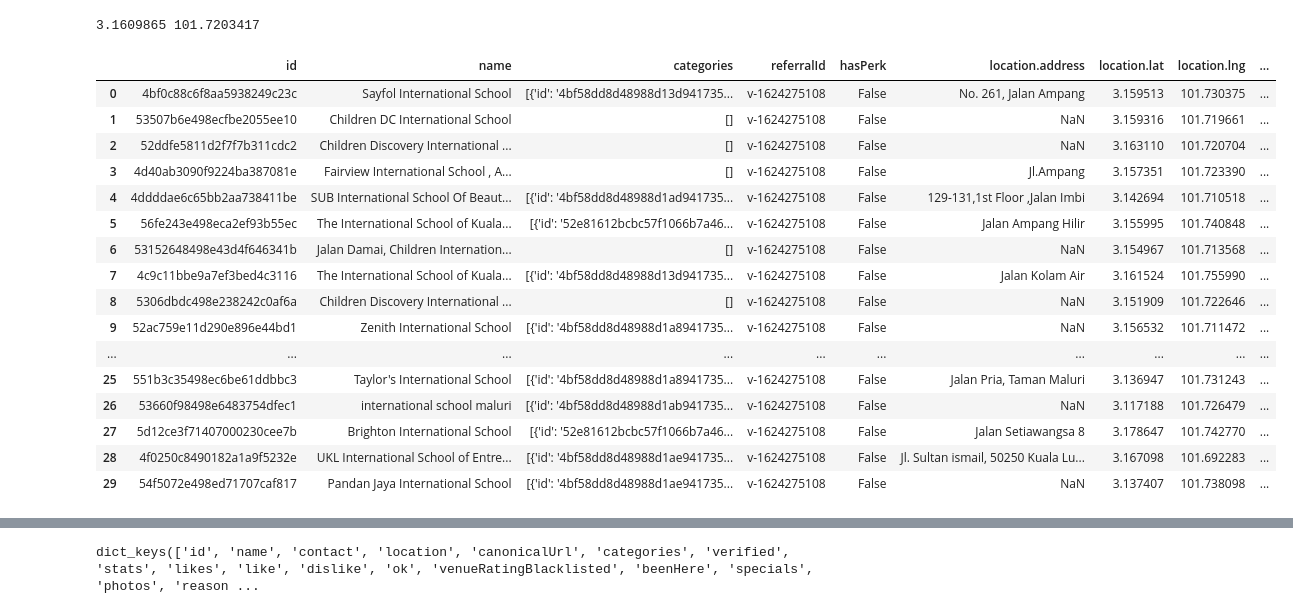
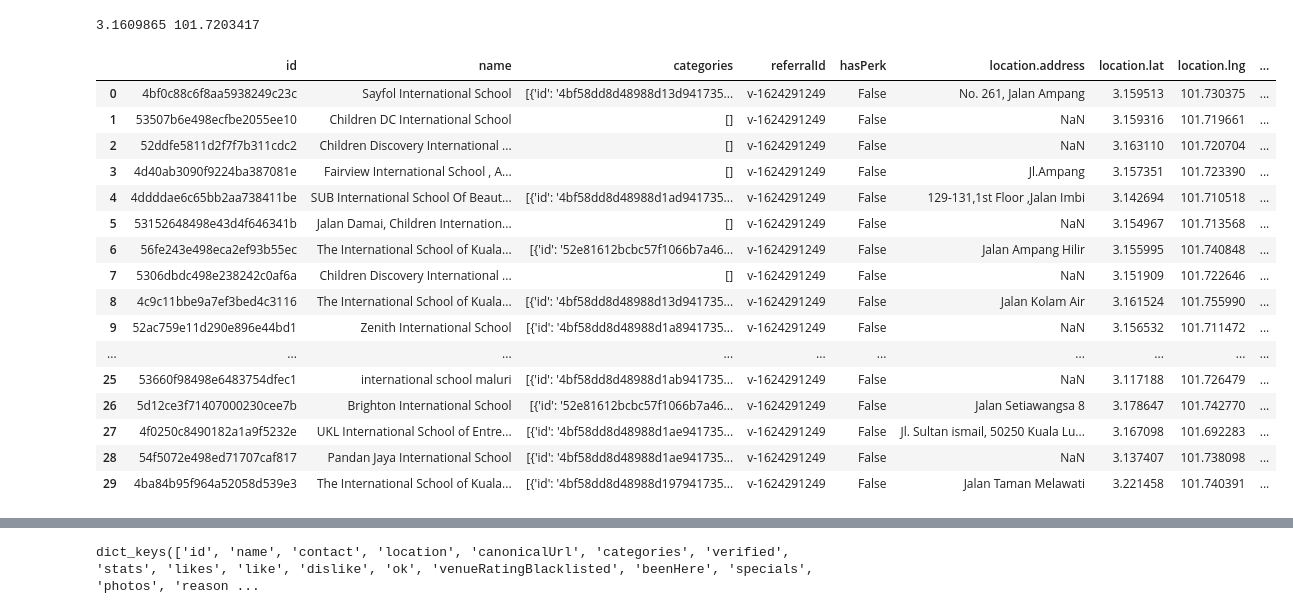
Before and after one commit to anupamctg/IBM_Capstone, a Jupyter notebook: Battle_of_Neighborhoods.ipynb, the cells around one changed output, grey strips where cells are left out. Saved outputs shown, nothing was run; the diff lists cells and outputs as text; code cells hidden in the pictures.

```diff
--- a/Battle_of_Neighborhoods.ipynb
+++ b/Battle_of_Neighborhoods.ipynb
@@ -64,43 +64,43 @@ print(latitude, longitude)
 # %%
 # Findiing list of high schools within 9 KM radius of the office address
 
 # Defining search query and radius
 search_query = 'international school'
-radius = 9000
+radius = 8000
 LIMIT = 100
 
-# Defind URI and store in a variable named url
+# Define URI and store in a variable named url
 url = 'https://api.foursquare.com/v2/venues/search?client_id={}&client_secret={}&ll={},{}&oauth_token={}&v={}&query={}&radius={}&limit{}'.format(CLIENT_ID, CLIENT_SECRET, latitude, longitude,ACCESS_TOKEN, VERSION, search_query, radius, 100)
 
 # get the result
 
 school_results = requests.get(url).json()
 school_results
 
 
 schools = school_results['response']['venues']
 
 # tranform schools into a dataframe
 df_schools = json_normalize(schools)
 df_schools
 # %% [output]
 |  | id | name | categories | referralId | hasPerk | location.address | location.lat | location.lng | ... |
-| 0 | 4bf0c88c6f8aa5938249c23c | Sayfol International School | [{'id': '4bf58dd8d48988d13d941735... | v-1624275108 | False | No. 261, Jalan Ampang | 3.159513 | 101.730375 | ... |
-| 1 | 53507b6e498ecfbe2055ee10 | Children DC International School | [] | v-1624275108 | False | NaN | 3.159316 | 101.719661 | ... |
-| 2 | 52ddfe5811d2f7f7b311cdc2 | Children Discovery International ... | [] | v-1624275108 | False | NaN | 3.163110 | 101.720704 | ... |
-| 3 | 4d40ab3090f9224ba387081e | Fairview International School , A... | [] | v-1624275108 | False | Jl.Ampang | 3.157351 | 101.723390 | ... |
-| 4 | 4ddddae6c65bb2aa738411be | SUB International School Of Beaut... | [{'id': '4bf58dd8d48988d1ad941735... | v-1624275108 | False | 129-131,1st Floor ,Jalan Imbi | 3.142694 | 101.710518 | ... |
-| 5 | 56fe243e498eca2ef93b55ec | The International School of Kuala... | [{'id': '52e81612bcbc57f1066b7a46... | v-1624275108 | False | Jalan Ampang Hilir | 3.155995 | 101.740848 | ... |
-| 6 | 53152648498e43d4f646341b | Jalan Damai, Children Internation... | [] | v-1624275108 | False | NaN | 3.154967 | 101.713568 | ... |
-| 7 | 4c9c11bbe9a7ef3bed4c3116 | The International School of Kuala... | [{'id': '4bf58dd8d48988d13d941735... | v-1624275108 | False | Jalan Kolam Air | 3.161524 | 101.755990 | ... |
-| 8 | 5306dbdc498e238242c0af6a | Children Discovery International ... | [] | v-1624275108 | False | NaN | 3.151909 | 101.722646 | ... |
-| 9 | 52ac759e11d290e896e44bd1 | Zenith International School | [{'id': '4bf58dd8d48988d1a8941735... | v-1624275108 | False | NaN | 3.156532 | 101.711472 | ... |
+| 0 | 4bf0c88c6f8aa5938249c23c | Sayfol International School | [{'id': '4bf58dd8d48988d13d941735... | v-1624291249 | False | No. 261, Jalan Ampang | 3.159513 | 101.730375 | ... |
+| 1 | 53507b6e498ecfbe2055ee10 | Children DC International School | [] | v-1624291249 | False | NaN | 3.159316 | 101.719661 | ... |
+| 2 | 52ddfe5811d2f7f7b311cdc2 | Children Discovery International ... | [] | v-1624291249 | False | NaN | 3.163110 | 101.720704 | ... |
+| 3 | 4d40ab3090f9224ba387081e | Fairview International School , A... | [] | v-1624291249 | False | Jl.Ampang | 3.157351 | 101.723390 | ... |
+| 4 | 4ddddae6c65bb2aa738411be | SUB International School Of Beaut... | [{'id': '4bf58dd8d48988d1ad941735... | v-1624291249 | False | 129-131,1st Floor ,Jalan Imbi | 3.142694 | 101.710518 | ... |
+| 5 | 53152648498e43d4f646341b | Jalan Damai, Children Internation... | [] | v-1624291249 | False | NaN | 3.154967 | 101.713568 | ... |
+| 6 | 56fe243e498eca2ef93b55ec | The International School of Kuala... | [{'id': '52e81612bcbc57f1066b7a46... | v-1624291249 | False | Jalan Ampang Hilir | 3.155995 | 101.740848 | ... |
+| 7 | 5306dbdc498e238242c0af6a | Children Discovery International ... | [] | v-1624291249 | False | NaN | 3.151909 | 101.722646 | ... |
+| 8 | 4c9c11bbe9a7ef3bed4c3116 | The International School of Kuala... | [{'id': '4bf58dd8d48988d13d941735... | v-1624291249 | False | Jalan Kolam Air | 3.161524 | 101.755990 | ... |
+| 9 | 52ac759e11d290e896e44bd1 | Zenith International School | [{'id': '4bf58dd8d48988d1a8941735... | v-1624291249 | False | NaN | 3.156532 | 101.711472 | ... |
 | ... | ... | ... | ... | ... | ... | ... | ... | ... | ... |
-| 25 | 551b3c35498ec6be61ddbbc3 | Taylor's International School | [{'id': '4bf58dd8d48988d1a8941735... | v-1624275108 | False | Jalan Pria, Taman Maluri | 3.136947 | 101.731243 | ... |
-| 26 | 53660f98498e6483754dfec1 | international school maluri | [{'id': '4bf58dd8d48988d1ab941735... | v-1624275108 | False | NaN | 3.117188 | 101.726479 | ... |
-| 27 | 5d12ce3f71407000230cee7b | Brighton International School | [{'id': '52e81612bcbc57f1066b7a46... | v-1624275108 | False | Jalan Setiawangsa 8 | 3.178647 | 101.742770 | ... |
-| 28 | 4f0250c8490182a1a9f5232e | UKL International School of Entre... | [{'id': '4bf58dd8d48988d1ae941735... | v-1624275108 | False | Jl. Sultan ismail, 50250 Kuala Lu... | 3.167098 | 101.692283 | ... |
-| 29 | 54f5072e498ed71707caf817 | Pandan Jaya International School | [{'id': '4bf58dd8d48988d1ae941735... | v-1624275108 | False | NaN | 3.137407 | 101.738098 | ... |
+| 25 | 53660f98498e6483754dfec1 | international school maluri | [{'id': '4bf58dd8d48988d1ab941735... | v-1624291249 | False | NaN | 3.117188 | 101.726479 | ... |
+| 26 | 5d12ce3f71407000230cee7b | Brighton International School | [{'id': '52e81612bcbc57f1066b7a46... | v-1624291249 | False | Jalan Setiawangsa 8 | 3.178647 | 101.742770 | ... |
+| 27 | 4f0250c8490182a1a9f5232e | UKL International School of Entre... | [{'id': '4bf58dd8d48988d1ae941735... | v-1624291249 | False | Jl. Sultan ismail, 50250 Kuala Lu... | 3.167098 | 101.692283 | ... |
+| 28 | 54f5072e498ed71707caf817 | Pandan Jaya International School | [{'id': '4bf58dd8d48988d1ae941735... | v-1624291249 | False | NaN | 3.137407 | 101.738098 | ... |
+| 29 | 4ba84b95f964a52058d539e3 | The International School of Kuala... | [{'id': '4bf58dd8d48988d197941735... | v-1624291249 | False | Jalan Taman Melawati | 3.221458 | 101.740391 | ... |
 # %%
 # Findiing list of supermarkets within 9 KM radius of the office address
 
```
Also changed, not shown: parts of 12 cells of this notebook.
